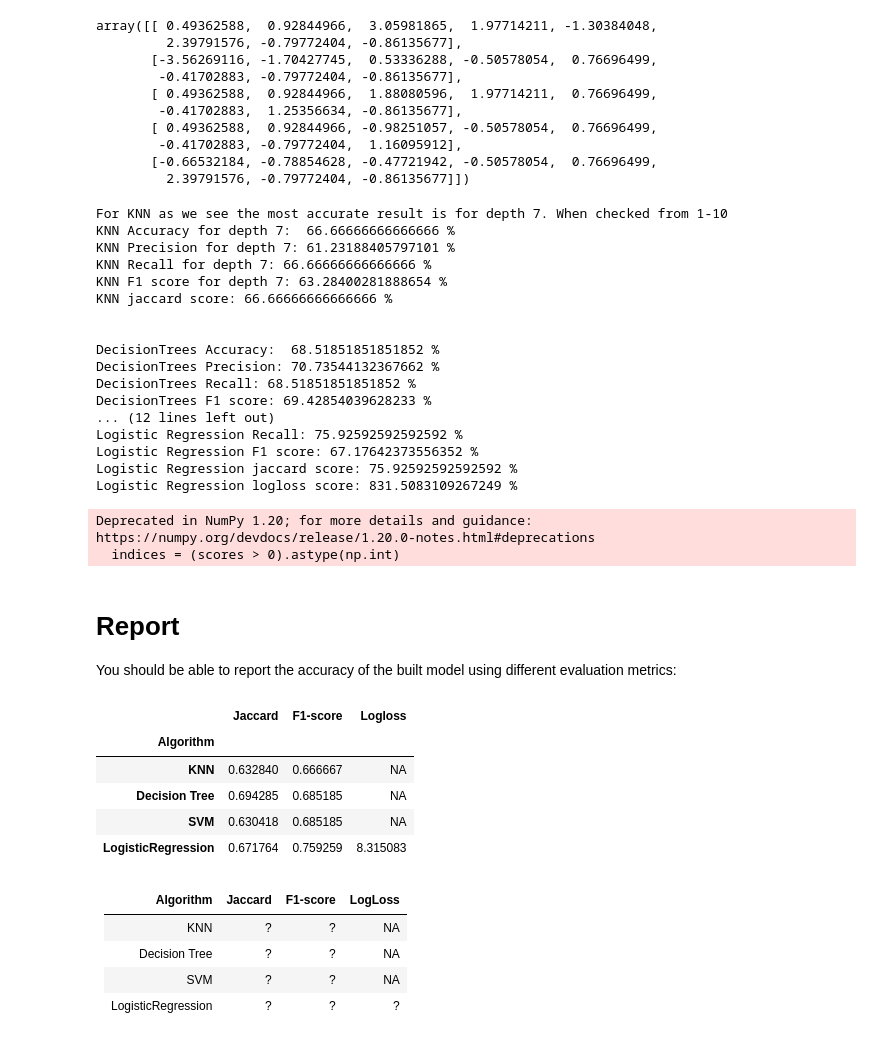
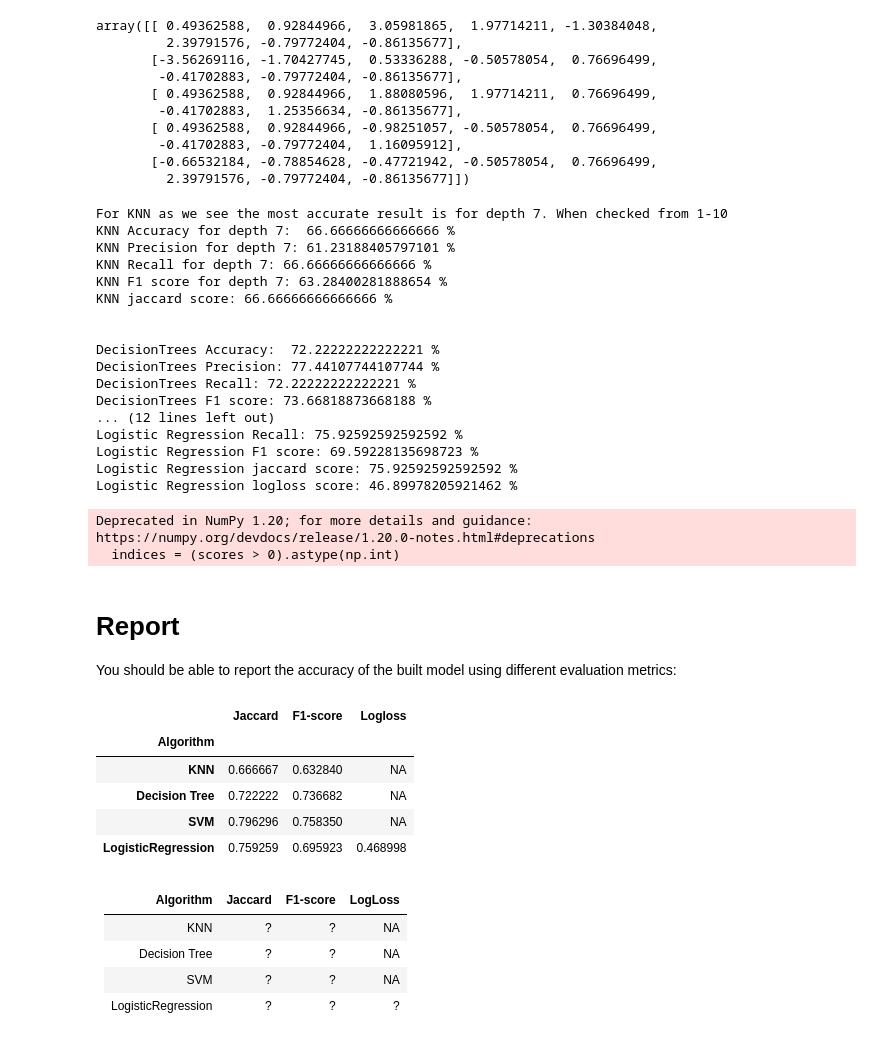
Before and after one commit to ghare-ppg/ML_assignments, a Jupyter notebook: ML_Final_Assignment_Loan_Prediction_ML0101EN-Proj-Loan-py-v1.ipynb, the cells around one changed output. Saved outputs shown, nothing was run; the diff lists cells and outputs as text; code cells hidden in the pictures.

```diff
--- a/ML_Final_Assignment_Loan_Prediction_ML0101EN-Proj-Loan-py-v1.ipynb
+++ b/ML_Final_Assignment_Loan_Prediction_ML0101EN-Proj-Loan-py-v1.ipynb
@@ -401,7 +371,7 @@ import matplotlib.pyplot as plt
 from sklearn.tree import DecisionTreeClassifier
 import sklearn.tree as tree
 
-loanTree = DecisionTreeClassifier()
+loanTree = DecisionTreeClassifier(criterion="entropy",max_depth = 4)
 loanTree.fit(X_train,y_train)
 
 loandata = loanTree.predict(X_test)
@@ -429,7 +400,7 @@ Deprecated in NumPy 1.20; for more details and guidance: https://numpy.org/devdo
 # write your code here
 from sklearn import svm
 from sklearn import metrics
-clf_linear = svm.SVC(kernel='linear')
+clf_linear = svm.SVC()
 clf_linear.fit(X_train, y_train)
 
 
@@ -452,9 +423,8 @@ SVM jaccard score: 78.57142857142857 %
 from sklearn.linear_model import LogisticRegression
 from sklearn import metrics
 
-loanreg=LogisticRegression(random_state=1)
-#y_train_=preprocessing.StandardScaler().fit(y_train).transform(y_train)
-reg_y=df['loan_status'].values
-print(reg_y[0:5])
-loanreg.fit(X,reg_y)
+loanreg=LogisticRegression(C=0.01)
+loanreg.fit(X_train,y_train)
+loanpre=loanreg.predict(X_test)
+loanpre
 # %% [output]
@@ -576,26 +557,29 @@ print('SVM F1 score:',metrics.f1_score(new_test_set_Y,tset_eval_svm,average='wei
 print('SVM jaccard score:',metrics.jaccard_similarity_score(new_test_set_Y,tset_eval_svm)*100,"%")
 svm_metrics = np.zeros((3))
 svm_metrics[0]=metrics.f1_score(new_test_set_Y,tset_eval_svm,average='weighted')
-svm_metrics[1]=metrics.jaccard_similarity_score(new_test_set_Y,test_eval_dt)
+svm_metrics[1]=metrics.jaccard_similarity_score(new_test_set_Y,tset_eval_svm)
 print("")
 print("")
 
 #Logistic Regression accuracy
 test_eval_reg=loanreg.predict(new_test_set_X)
-print('Logistic Regression Accuracy:',accuracy_score(new_test_set_Y,test_eval_reg)*100,"%")
-print('Logistic Regression Precision:',precision_score(new_test_set_Y,test_eval_reg,average='weighted')*100,"%")
-print('Logistic Regression Recall:',recall_score(new_test_set_Y,test_eval_reg,average='weighted')*100,"%")
-print('Logistic Regression F1 score:',f1_score(new_test_set_Y,test_eval_reg,average='weighted')*100,"%")
+test_eval_reg_dec=loanreg.predict_proba(new_test_set_X)
+print('Logistic Regression Accuracy:',metrics.accuracy_score(new_test_set_Y,test_eval_reg)*100,"%")
+print('Logistic Regression Precision:',metrics.precision_score(new_test_set_Y,test_eval_reg,average='weighted')*100,"%")
+print('Logistic Regression Recall:',metrics.recall_score(new_test_set_Y,test_eval_reg,average='weighted')*100,"%")
+print('Logistic Regression F1 score:',metrics.f1_score(new_test_set_Y,test_eval_reg,average='weighted')*100,"%")
 print('Logistic Regression jaccard score:',metrics.jaccard_similarity_score(new_test_set_Y,test_eval_reg)*100,"%")
-print('Logistic Regression logloss score:',metrics.log_loss(new_test_set_Y_dec,test_eval_reg_dec)*100,"%")
+
 reg_metrics = np.zeros((3))
 reg_metrics[0]=f1_score(new_test_set_Y,test_eval_reg,average='weighted')
 reg_metrics[1]=metrics.jaccard_similarity_score(new_test_set_Y,test_eval_reg)
+
 #new_test_set_Y_dec = test_df['dayofweek'].apply(lambda x: 1 if (x>3) else 0)
-new_test_set_Y_dec=test_df['loan_status'].apply(lambda x: 1 if (x == 'PAIDOFF') else 0)
-data_frame = pd.DataFrame(test_eval_reg,columns=['loan_status'])
-test_eval_reg_dec=data_frame['loan_status'].apply(lambda x: 1 if (x == 'PAIDOFF') else 0)
+#new_test_set_Y_dec=test_df['loan_status'].apply(lambda x: 1 if (x == 'PAIDOFF') else 0)
+#data_frame = pd.DataFrame(test_eval_reg,columns=['loan_status'])
+#test_eval_reg_dec=data_frame['loan_status'].apply(lambda x: 1 if (x == 'PAIDOFF') else 0)
 reg_metrics[2]=metrics.log_loss(new_test_set_Y_dec,test_eval_reg_dec)
+print('Logistic Regression logloss score:',metrics.log_loss(new_test_set_Y,test_eval_reg_dec)*100,"%")
 print("")
 # %% [output]
 For KNN as we see the most accurate result is for depth 7. When checked from 1-10
@@ -606,15 +590,15 @@ KNN F1 score for depth 7: 63.28400281888654 %
 KNN jaccard score: 66.66666666666666 %
 
 
-DecisionTrees Accuracy:  68.51851851851852 %
-DecisionTrees Precision: 70.73544132367662 %
-DecisionTrees Recall: 68.51851851851852 %
-DecisionTrees F1 score: 69.42854039628233 %
+DecisionTrees Accuracy:  72.22222222222221 %
+DecisionTrees Precision: 77.44107744107744 %
+DecisionTrees Recall: 72.22222222222221 %
+DecisionTrees F1 score: 73.66818873668188 %
 ... (12 lines left out)
 Logistic Regression Recall: 75.92592592592592 %
-Logistic Regression F1 score: 67.17642373556352 %
+Logistic Regression F1 score: 69.59228135698723 %
 Logistic Regression jaccard score: 75.92592592592592 %
-Logistic Regression logloss score: 831.5083109267249 %
+Logistic Regression logloss score: 46.89978205921462 %
 Deprecated in NumPy 1.20; for more details and guidance: https://numpy.org/devdocs/release/1.20.0-notes.html#deprecations
   indices = (scores > 0).astype(np.int)
 # %% [markdown]
@@ -622,16 +606,16 @@ Deprecated in NumPy 1.20; for more details and guidance: https://numpy.org/devdo
 
 You should be able to report the accuracy of the built model using different evaluation metrics:
 # %%
-final_result = pd.DataFrame({"Algorithm" :["KNN","Decision Tree","SVM", "LogisticRegression"] ,"Jaccard" : [knn_metrics[0],dt_metrics[0],svm_metrics[0],reg_metrics[0]],"F1-score" : [knn_metrics[1],dt_metrics[1],svm_metrics[1],reg_metrics[1]], "Logloss" :["NA","NA","NA",reg_metrics[2]]}, columns = ['Algorithm', 'Jaccard','F1-score','Logloss'])
+final_result = pd.DataFrame({"Algorithm" :["KNN","Decision Tree","SVM", "LogisticRegression"] ,"Jaccard" : [knn_metrics[1],dt_metrics[1],svm_metrics[1],reg_metrics[1]],"F1-score" : [knn_metrics[0],dt_metrics[0],svm_metrics[0],reg_metrics[0]], "Logloss" :["NA","NA","NA",reg_metrics[2]]}, columns = ['Algorithm', 'Jaccard','F1-score','Logloss'])
 final_result=final_result.set_index('Algorithm')
 final_result
 # %% [output]
 |  | Jaccard | F1-score | Logloss |
 | Algorithm |  |  |  |
-| KNN | 0.632840 | 0.666667 | NA |
-| Decision Tree | 0.694285 | 0.685185 | NA |
-| SVM | 0.630418 | 0.685185 | NA |
-| LogisticRegression | 0.671764 | 0.759259 | 8.315083 |
+| KNN | 0.666667 | 0.632840 | NA |
+| Decision Tree | 0.722222 | 0.736682 | NA |
+| SVM | 0.796296 | 0.758350 | NA |
+| LogisticRegression | 0.759259 | 0.695923 | 0.468998 |
 # %% [markdown]
 | Algorithm          | Jaccard | F1-score | LogLoss |
 | ------------------ | ------- | -------- | ------- |
```
Also changed, not shown: parts of 8 cells of this notebook.
